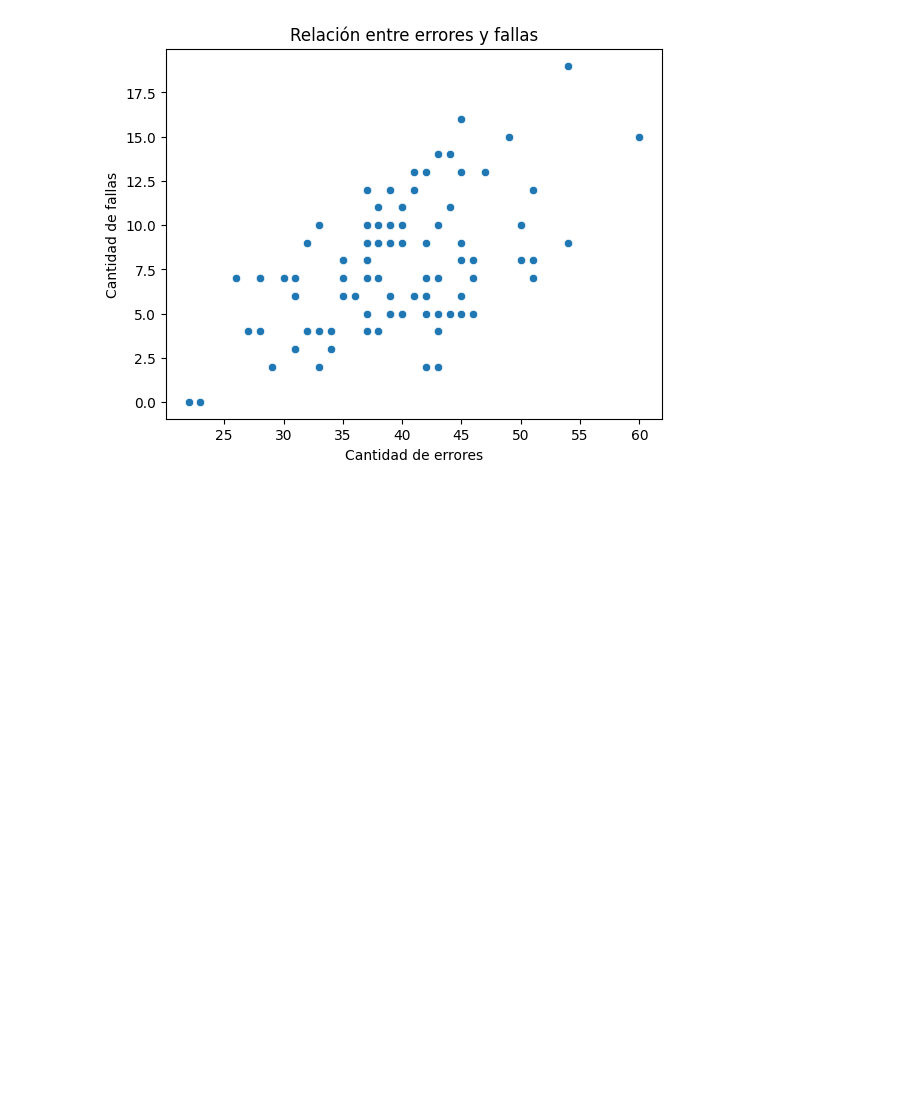
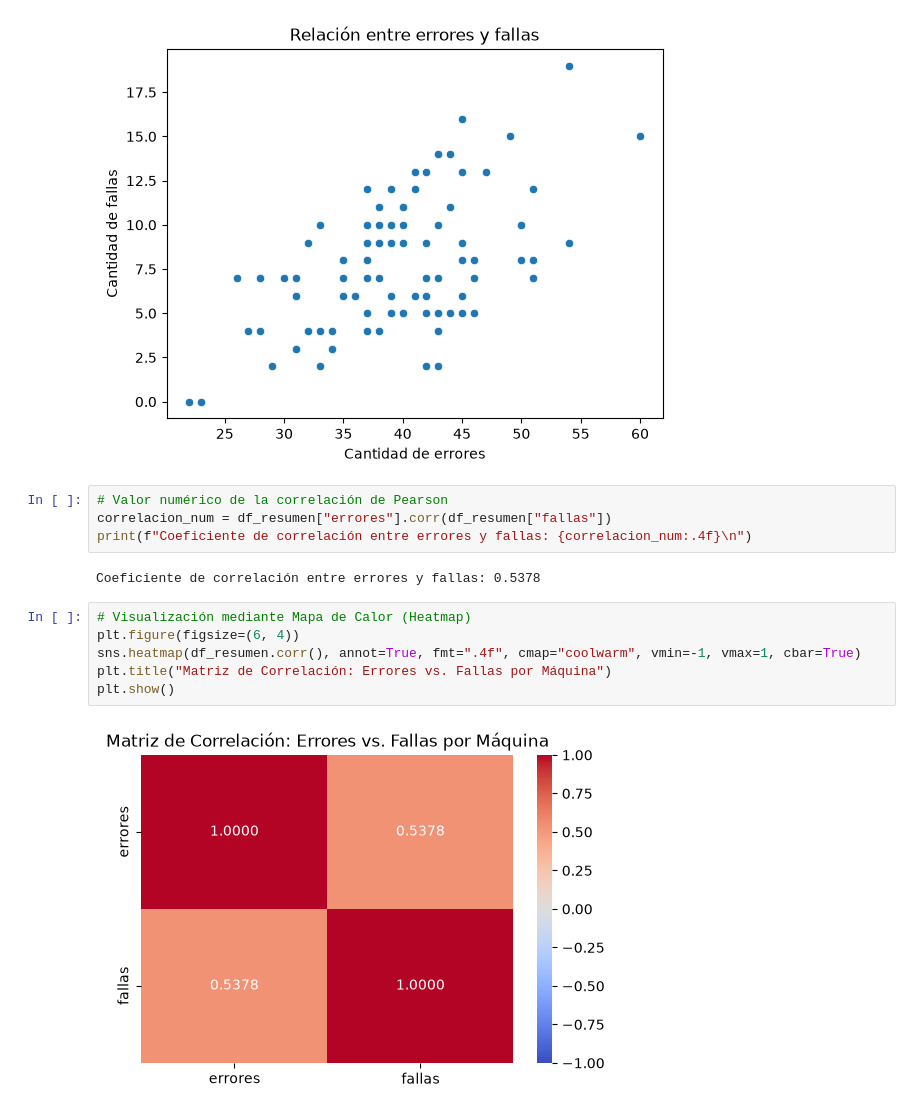
Before and after one commit to ARTARAUZ/S08-26-EQUIPO-24, a Jupyter notebook: Analisis_datos_S08_26_equipo_24.ipynb, the cells around one changed output. Drawn from its saved outputs; the diff is of its cells as text; blank space fills up the shorter version.

```diff
--- a/Analisis_datos_S08_26_equipo_24.ipynb
+++ b/Analisis_datos_S08_26_equipo_24.ipynb
@@ -374,3 +550,17 @@ plt.ylabel("Cantidad de fallas")
 plt.show()
 # %% [output]
 [figure]
+# %%
+# Valor numérico de la correlación de Pearson
+correlacion_num = df_resumen["errores"].corr(df_resumen["fallas"])
+print(f"Coeficiente de correlación entre errores y fallas: {correlacion_num:.4f}\n")
+# %% [output]
+Coeficiente de correlación entre errores y fallas: 0.5378
+# %%
+# Visualización mediante Mapa de Calor (Heatmap)
+plt.figure(figsize=(6, 4))
+sns.heatmap(df_resumen.corr(), annot=True, fmt=".4f", cmap="coolwarm", vmin=-1, vmax=1, cbar=True)
+plt.title("Matriz de Correlación: Errores vs. Fallas por Máquina")
+plt.show()
+# %% [output]
+[figure, added]
```
Also changed, not shown: parts of 28 cells of this notebook.
